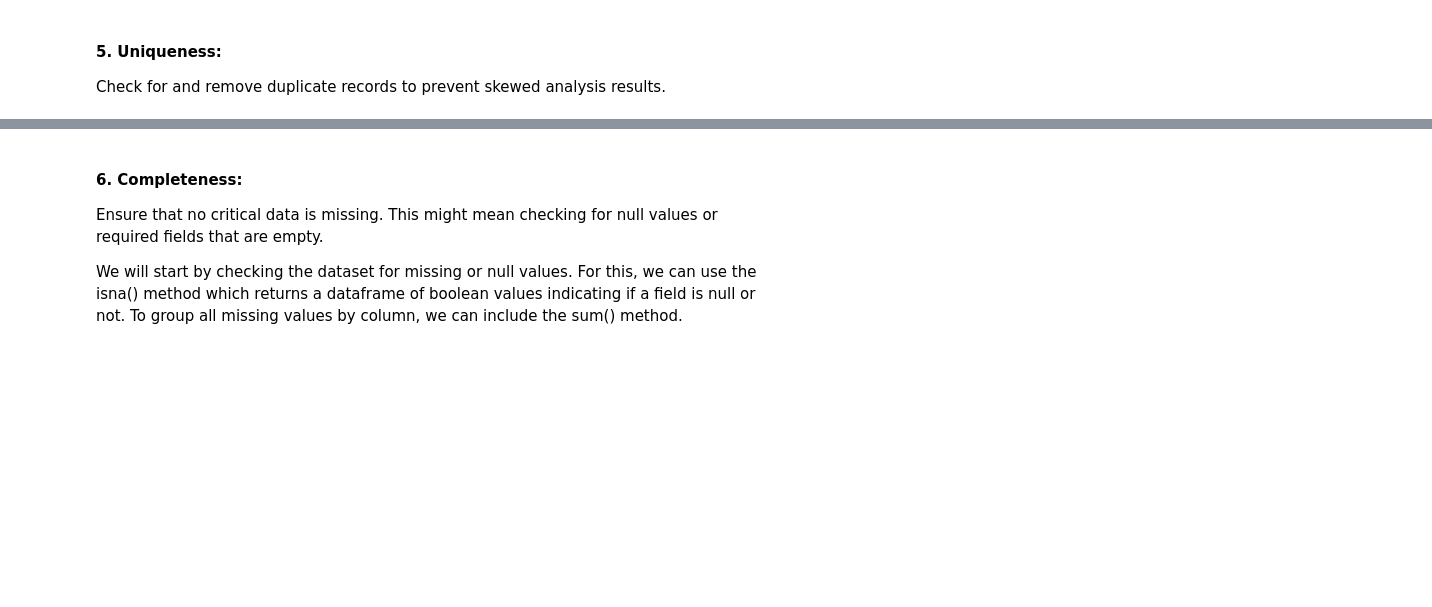
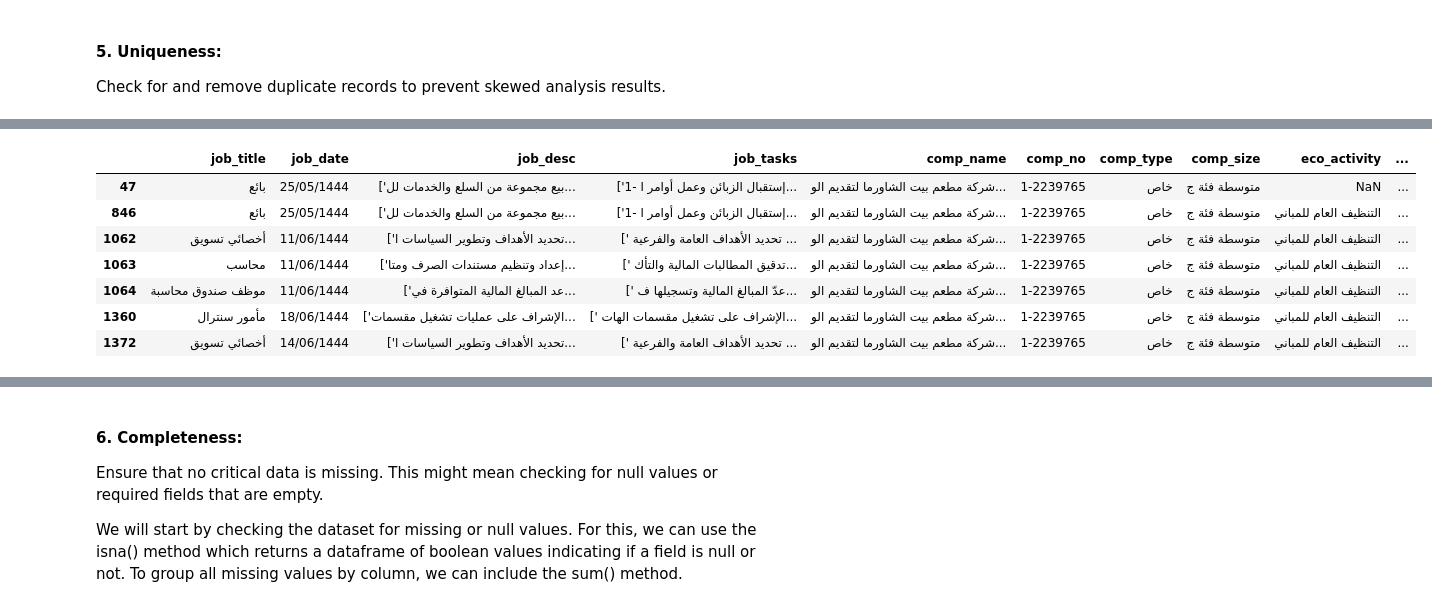
Before and after one commit to Tuwaiq-DS-ML-bootcamp-V-9/Usecase-5, a Jupyter notebook: EDA explain template.ipynb, the cells around one changed output, grey strips where cells are left out. Drawn from its saved outputs; the diff is of its cells as text; code cells hidden in the pictures; blank space fills up the shorter version.

```diff
--- a/EDA explain template.ipynb
+++ b/EDA explain template.ipynb
@@ -288,0 +305,11 @@ Check for and remove duplicate records to prevent skewed analysis results.
+# %%
+Jadarat_data[Jadarat_data['comp_name'] =="شركة مطعم بيت الشاورما لتقديم الوجبات"]
+# %% [output]
+|  | job_title | job_date | job_desc | job_tasks | comp_name | comp_no | comp_type | comp_size | eco_activity | ... |
+| 47 | بائع | 25/05/1444 | ['بيع مجموعة من السلع والخدمات لل... | ['1- إستقبال الزبائن وعمل أوامر ا... | شركة مطعم بيت الشاورما لتقديم الو... | 1-2239765 | خاص | متوسطة فئة ج | NaN | ... |
+| 846 | بائع | 25/05/1444 | ['بيع مجموعة من السلع والخدمات لل... | ['1- إستقبال الزبائن وعمل أوامر ا... | شركة مطعم بيت الشاورما لتقديم الو... | 1-2239765 | خاص | متوسطة فئة ج | التنظيف العام للمباني | ... |
+| 1062 | أخصائي تسويق | 11/06/1444 | ['تحديد الأهداف وتطوير السياسات ا... | [' تحديد الأهداف العامة والفرعية ... | شركة مطعم بيت الشاورما لتقديم الو... | 1-2239765 | خاص | متوسطة فئة ج | التنظيف العام للمباني | ... |
+| 1063 | محاسب | 11/06/1444 | ['إعداد وتنظيم مستندات الصرف ومتا... | [' تدقيق المطالبات المالية والتأك... | شركة مطعم بيت الشاورما لتقديم الو... | 1-2239765 | خاص | متوسطة فئة ج | التنظيف العام للمباني | ... |
+| 1064 | موظف صندوق محاسبة | 11/06/1444 | ['عد المبالغ المالية المتوافرة في... | [' عدّ المبالغ المالية وتسجيلها ف... | شركة مطعم بيت الشاورما لتقديم الو... | 1-2239765 | خاص | متوسطة فئة ج | التنظيف العام للمباني | ... |
+| 1360 | مأمور سنترال | 18/06/1444 | ['الإشراف على عمليات تشغيل مقسمات... | [' الإشراف على تشغيل مقسمات الهات... | شركة مطعم بيت الشاورما لتقديم الو... | 1-2239765 | خاص | متوسطة فئة ج | التنظيف العام للمباني | ... |
+| 1372 | أخصائي تسويق | 14/06/1444 | ['تحديد الأهداف وتطوير السياسات ا... | [' تحديد الأهداف العامة والفرعية ... | شركة مطعم بيت الشاورما لتقديم الو... | 1-2239765 | خاص | متوسطة فئة ج | التنظيف العام للمباني | ... |
```
Also changed, not shown: parts of 15 cells of this notebook.
